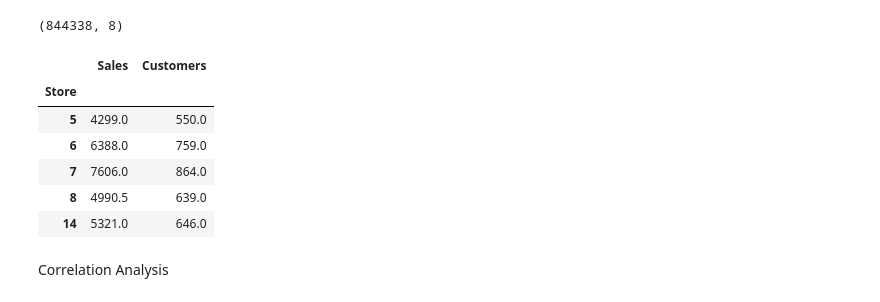
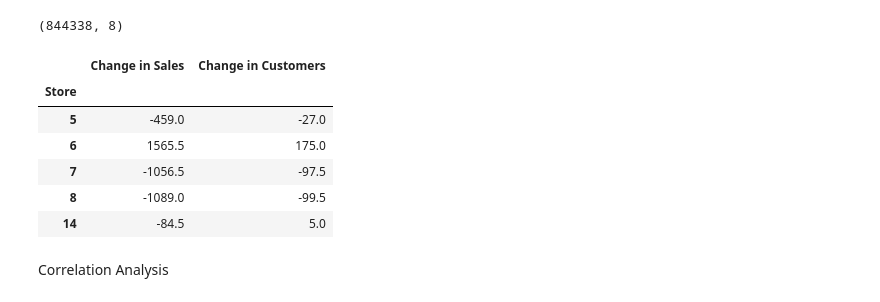
Before and after one commit to michaelgetachew-abebe/Pharmaceutical-Sales-Prediction_Rossmann, a Jupyter notebook: notebooks/explratory_data_analysis.ipynb, the cells around one changed output. Cells and saved outputs as stored; diff of their text form; code cells hidden in the pictures.

Commit message:
Feat(add): added the comparisoion code of the stores sales before and after compitetitors

```diff
--- a/notebooks/explratory_data_analysis.ipynb
+++ b/notebooks/explratory_data_analysis.ipynb
@@ -716,20 +716,21 @@ comp_store_closed_final = comp_store_closed_year.append(comp_store_opened_year[~
                                                                                  <= comp_store_opened_year['CompetitionOpenSinceMonth'])])
 
 grouping_stores_after_store_open = comp_store_opened_final.groupby('Store').agg({'Sales':'median','Customers':'median'})
-grouping_stores_before_store_open = comp_store_closed_final.groupby(
-    'Store').agg({'Sales': 'median', 'Customers': 'median'})
+grouping_stores_before_store_open = comp_store_closed_final.groupby('Store').agg({'Sales': 'median', 'Customers': 'median'})
-# %%
-change_sales_customer_df = grouping_stores_after_store_open.copy(deep=True)
-
-change_sales_customer_df.head()
-# %% [output]
-|  | Sales | Customers |
-| Store |  |  |
-| 5 | 4299.0 | 550.0 |
-| 6 | 6388.0 | 759.0 |
-| 7 | 7606.0 | 864.0 |
-| 8 | 4990.5 | 639.0 |
-| 14 | 5321.0 | 646.0 |
+# %%
+change_sales_customer_df = grouping_stores_after_store_open.copy(deep=True)
+change_sales_customer_df['Change in Sales'] = grouping_stores_after_store_open['Sales'] - grouping_stores_before_store_open['Sales']
+change_sales_customer_df['Change in Customers'] = grouping_stores_after_store_open['Customers'] - grouping_stores_before_store_open['Customers']
+change_sales_customer_df.drop(['Sales', 'Customers'], axis=1, inplace=True)
+change_sales_customer_df.head()
+# %% [output]
+|  | Change in Sales | Change in Customers |
+| Store |  |  |
+| 5 | -459.0 | -27.0 |
+| 6 | 1565.5 | 175.0 |
+| 7 | -1056.5 | -97.5 |
+| 8 | -1089.0 | -99.5 |
+| 14 | -84.5 | 5.0 |
 # %% [markdown]
 Correlation Analysis
 # %%
```
